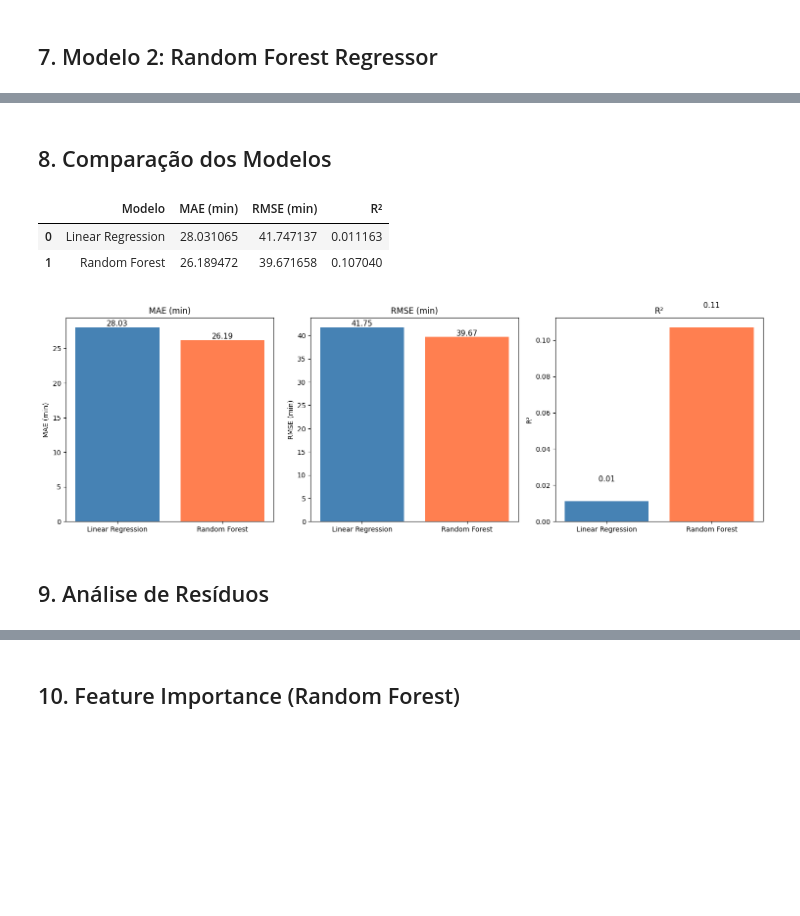
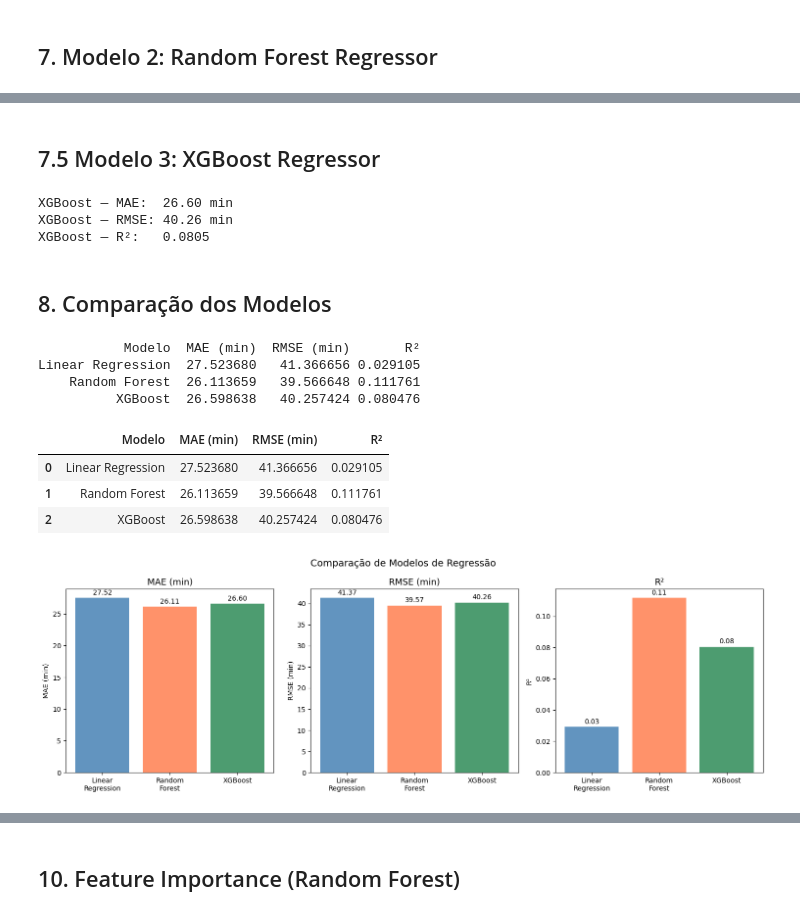
Before and after one commit to milenemartins/flight-delay-prediction-tech-challenge-fase-3, a Jupyter notebook: notebooks/05_regression_model.ipynb, the cells around one changed output, grey strips where cells are left out. Saved outputs shown, nothing was run; the diff lists cells and outputs as text; code cells hidden in the pictures; blank space fills up the shorter version.

```diff
--- a/notebooks/05_regression_model.ipynb
+++ b/notebooks/05_regression_model.ipynb
@@ -206,42 +223,75 @@ R²:   0.1070
+# %% [markdown]
+## 7.5 Modelo 3: XGBoost Regressor
+# %%
+from xgboost import XGBRegressor
+
+xgb_model = XGBRegressor(
+    n_estimators=100,
+    max_depth=6,
+    learning_rate=0.1,
+    eval_metric='rmse',
+    random_state=42
+)
+xgb_model.fit(X_train, y_train)
+
+y_pred_xgb = xgb_model.predict(X_test)
+mae_xgb  = mean_absolute_error(y_test, y_pred_xgb)
+rmse_xgb = np.sqrt(mean_squared_error(y_test, y_pred_xgb))
+r2_xgb   = r2_score(y_test, y_pred_xgb)
+
+print(f'XGBoost — MAE:  {mae_xgb:.2f} min')
+print(f'XGBoost — RMSE: {rmse_xgb:.2f} min')
+print(f'XGBoost — R²:   {r2_xgb:.4f}')
+# %% [output]
+XGBoost — MAE:  26.60 min
+XGBoost — RMSE: 40.26 min
+XGBoost — R²:   0.0805
 # %% [markdown]
 ## 8. Comparação dos Modelos
 # %%
-# Tabela comparativa
+# Tabela comparativa — todos os modelos
 results = pd.DataFrame({
-    'Modelo': ['Linear Regression', 'Random Forest'],
-    'MAE (min)': [mae_lr, mae_rf],
-    'RMSE (min)': [rmse_lr, rmse_rf],
-    'R²': [r2_lr, r2_rf]
+    'Modelo':     ['Linear Regression', 'Random Forest', 'XGBoost'],
+    'MAE (min)':  [mae_lr,  mae_rf,  mae_xgb],
+    'RMSE (min)': [rmse_lr, rmse_rf, rmse_xgb],
+    'R²':         [r2_lr,   r2_rf,   r2_xgb]
 })
 
-results
+print(results.to_string(index=False))
+results.style.highlight_max(subset=['R²'], color='lightgreen') \
+             .highlight_min(subset=['MAE (min)', 'RMSE (min)'], color='lightgreen')
 # %% [output]
+           Modelo  MAE (min)  RMSE (min)       R²
+Linear Regression  27.523680   41.366656 0.029105
+    Random Forest  26.113659   39.566648 0.111761
+          XGBoost  26.598638   40.257424 0.080476
 |  | Modelo | MAE (min) | RMSE (min) | R² |
-| 0 | Linear Regression | 28.031065 | 41.747137 | 0.011163 |
-| 1 | Random Forest | 26.189472 | 39.671658 | 0.107040 |
+| 0 | Linear Regression | 27.523680 | 41.366656 | 0.029105 |
+| 1 | Random Forest | 26.113659 | 39.566648 | 0.111761 |
+| 2 | XGBoost | 26.598638 | 40.257424 | 0.080476 |
 # %%
-# Visualizar comparação
+# Visualizar comparação — 3 modelos
 fig, axes = plt.subplots(1, 3, figsize=(15, 5))
 
 metrics = ['MAE (min)', 'RMSE (min)', 'R²']
-colors = ['steelblue', 'coral']
+colors = ['steelblue', 'coral', 'seagreen']
+modelos = ['Linear\nRegression', 'Random\nForest', 'XGBoost']
 
 for i, metric in enumerate(metrics):
     values = results[metric].values
-    bars = axes[i].bar(['Linear Regression', 'Random Forest'], values, color=colors)
-    axes[i].set_title(metric)
+    bars = axes[i].bar(modelos, values, color=colors, alpha=0.85)
+    axes[i].set_title(metric, fontsize=13)
     axes[i].set_ylabel(metric)
 
-    # Adicionar valores nas barras
     for bar, val in zip(bars, values):
-        axes[i].text(bar.get_x() + bar.get_width()/2, bar.get_height() + 0.01,
-                     f'{val:.2f}', ha='center', va='bottom', fontsize=11)
+        axes[i].text(bar.get_x() + bar.get_width() / 2,
+                     bar.get_height() + max(values) * 0.01,
+                     f'{val:.2f}', ha='center', va='bottom', fontsize=10)
 
+plt.suptitle('Comparação de Modelos de Regressão', fontsize=14)
 plt.tight_layout()
 plt.savefig('../reports/figures/regression_comparison.png', dpi=150)
 plt.show()
 # %% [output]
-[figure, old version]
+[figure, new version]
-# %% [markdown]
-## 9. Análise de Resíduos
 # %%
```
Also changed, not shown: parts of 15 cells of this notebook, 20 other files.
